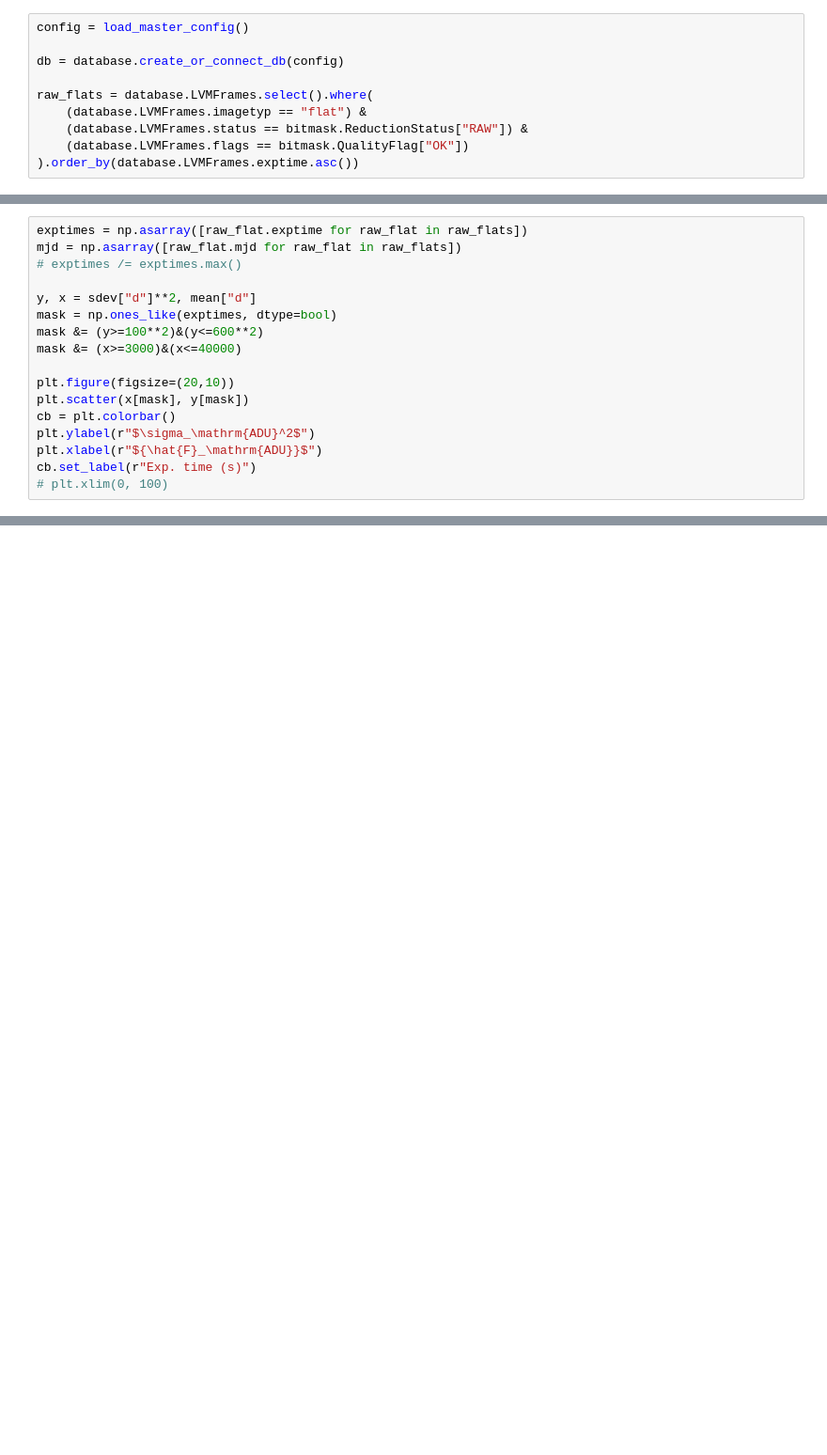
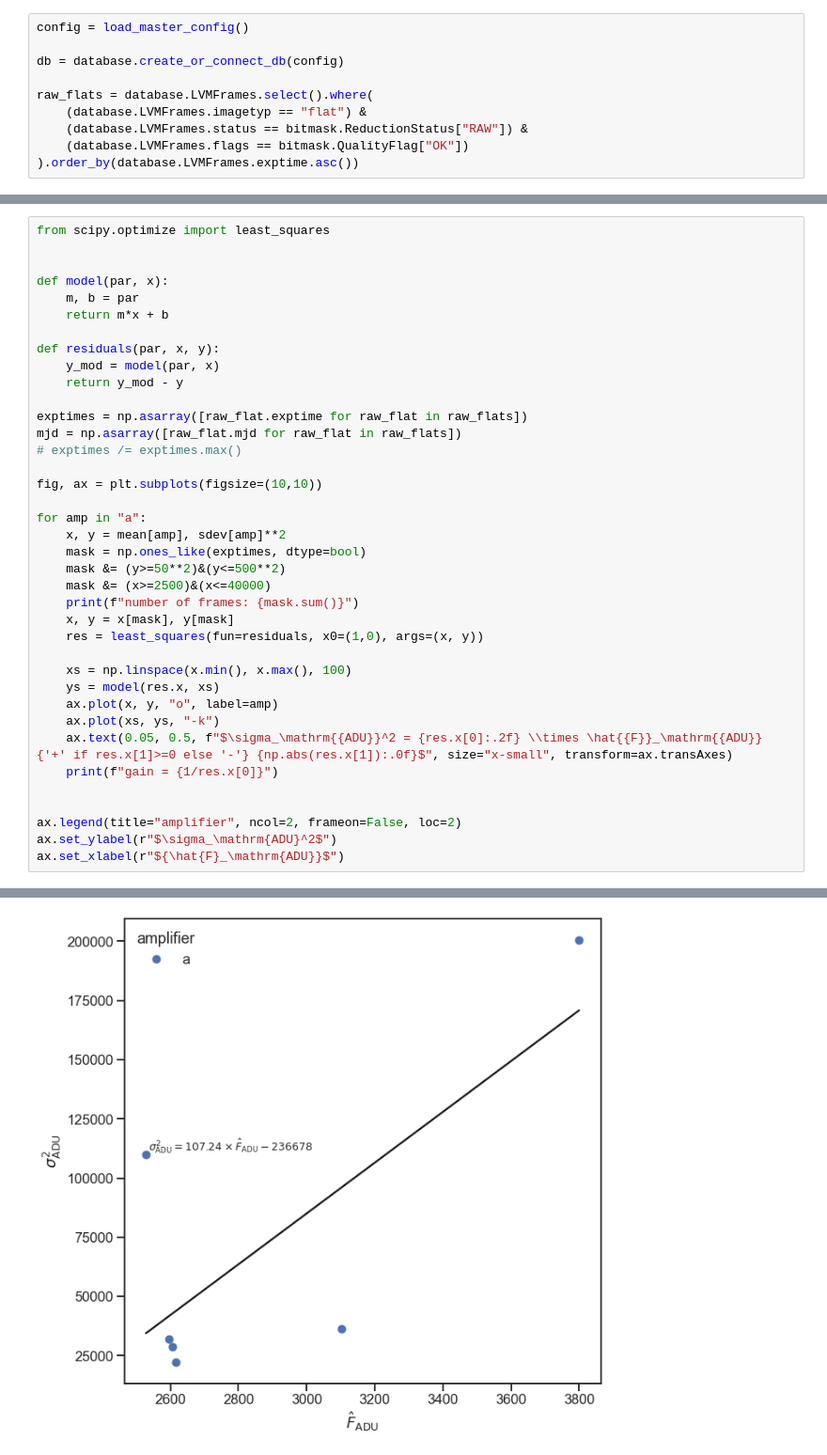
Before and after one commit to sdss/lvmdrp, a Jupyter notebook: docs/nb/estimate-gain.ipynb, the cells around one changed output, grey strips where cells are left out. Shown at 94% size. Cells and saved outputs as stored; diff of their text form; blank space fills up the shorter version.

Commit message:
implementing region selection for gain estimate

```diff
--- a/docs/nb/estimate-gain.ipynb
+++ b/docs/nb/estimate-gain.ipynb
@@ -68,18 +78 @@ else:
     pickle.dump((fmin, fmax, mean, sdev, kurt, skew), open(cache_path, "wb"))
-# %%
-exptimes = np.asarray([raw_flat.exptime for raw_flat in raw_flats])
-mjd = np.asarray([raw_flat.mjd for raw_flat in raw_flats])
-# exptimes /= exptimes.max()
-
-y, x = sdev["d"]**2, mean["d"]
-mask = np.ones_like(exptimes, dtype=bool)
-mask &= (y>=100**2)&(y<=600**2)
-mask &= (x>=3000)&(x<=40000)
-
-plt.figure(figsize=(20,10))
-plt.scatter(x[mask], y[mask])
-cb = plt.colorbar()
-plt.ylabel(r"$\sigma_\mathrm{ADU}^2$")
-plt.xlabel(r"${\hat{F}_\mathrm{ADU}}$")
-cb.set_label(r"Exp. time (s)")
-# plt.xlim(0, 100)
@@ -87,0 +79,39 @@ cb.set_label(r"Exp. time (s)")
+# %%
+from scipy.optimize import least_squares
+
+
+def model(par, x):
+    m, b = par
+    return m*x + b
+
+def residuals(par, x, y):
+    y_mod = model(par, x)
+    return y_mod - y
+
+exptimes = np.asarray([raw_flat.exptime for raw_flat in raw_flats])
+mjd = np.asarray([raw_flat.mjd for raw_flat in raw_flats])
+# exptimes /= exptimes.max()
+
+fig, ax = plt.subplots(figsize=(10,10))
+
+for amp in "a":
+    x, y = mean[amp], sdev[amp]**2
+    mask = np.ones_like(exptimes, dtype=bool)
+    mask &= (y>=50**2)&(y<=500**2)
+    mask &= (x>=2500)&(x<=40000)
+    print(f"number of frames: {mask.sum()}")
+    x, y = x[mask], y[mask]
+    res = least_squares(fun=residuals, x0=(1,0), args=(x, y))
+
+    xs = np.linspace(x.min(), x.max(), 100)
+    ys = model(res.x, xs)
+    ax.plot(x, y, "o", label=amp)
+    ax.plot(xs, ys, "-k")
+    ax.text(0.05, 0.5, f"$\sigma_\mathrm{{ADU}}^2 = {res.x[0]:.2f} \\times \hat{{F}}_\mathrm{{ADU}} {'+' if res.x[1]>=0 else '-'} {np.abs(res.x[1]):.0f}$", size="x-small", transform=ax.transAxes)
+    print(f"gain = {1/res.x[0]}")
+
+
+ax.legend(title="amplifier", ncol=2, frameon=False, loc=2)
+ax.set_ylabel(r"$\sigma_\mathrm{ADU}^2$")
+ax.set_xlabel(r"${\hat{F}_\mathrm{ADU}}$")
+# %% [output]
@@ -87,0 +121 @@ cb.set_label(r"Exp. time (s)")
+[figure, added]
```
Also changed, not shown: parts of 3 cells of this notebook.
